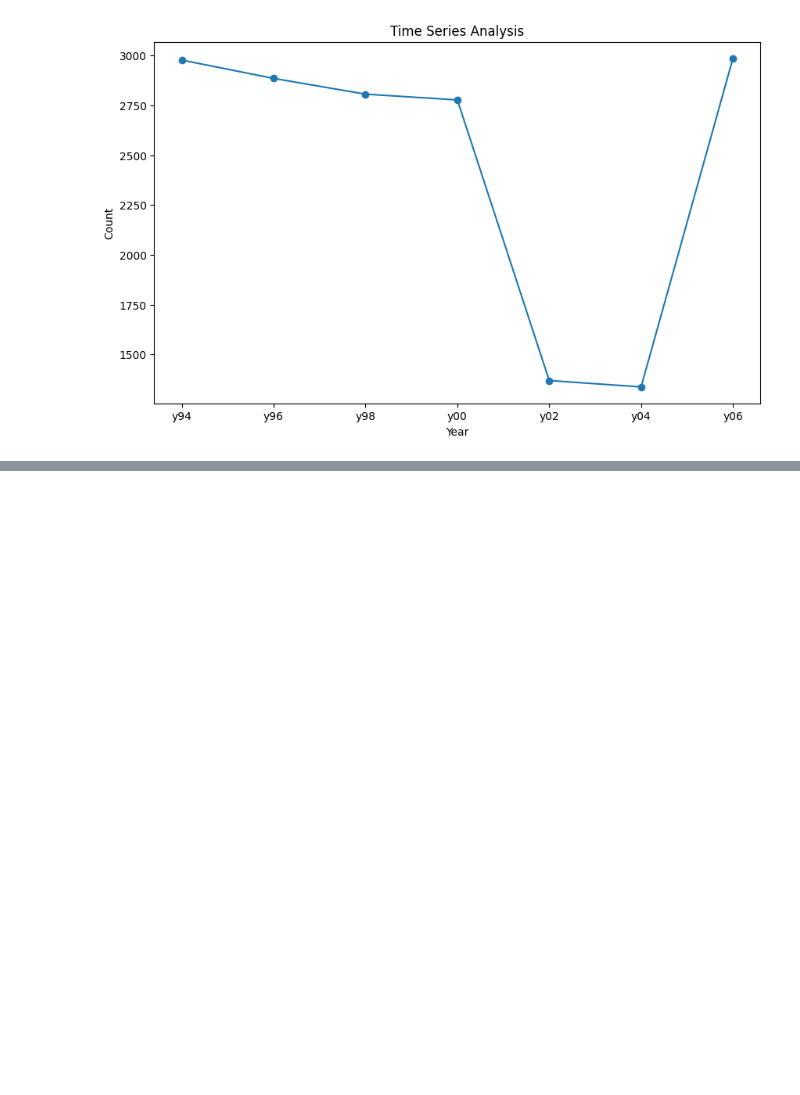
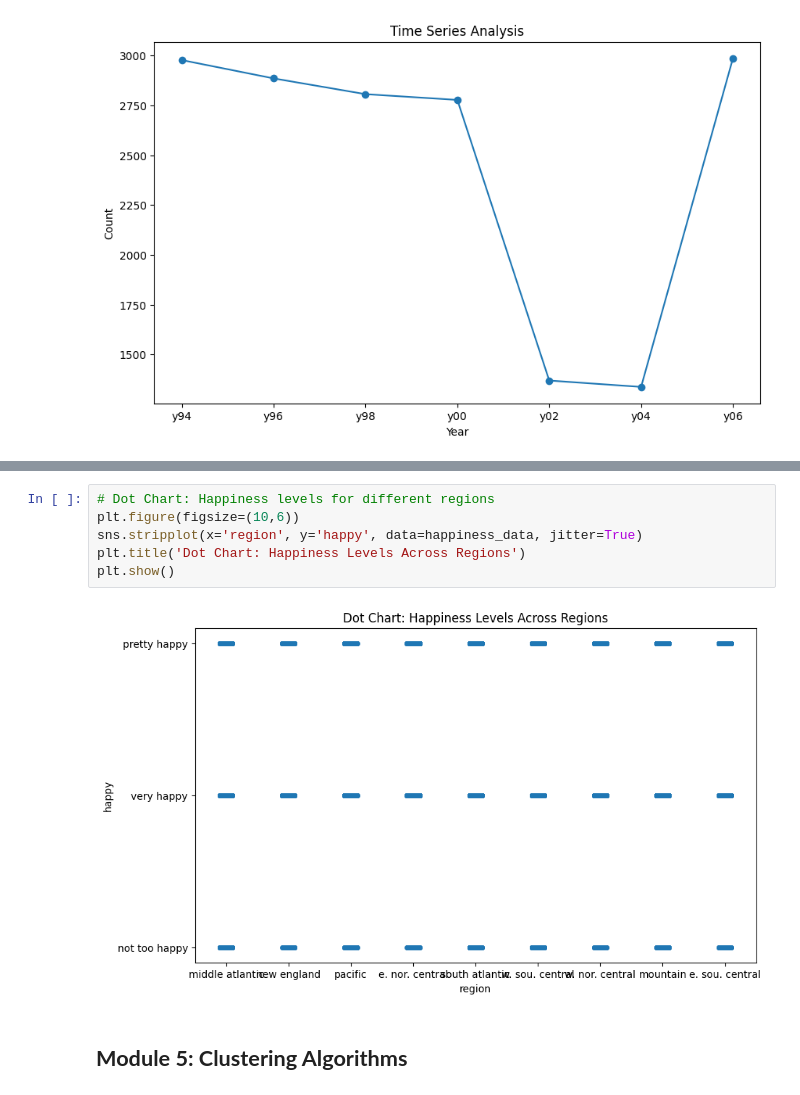
Before and after one commit to rahh03/EDA_21BDS0168, a Jupyter notebook: EDA_TH_RAHUL_KUMAR_21BDS0168.ipynb, the cells around one changed output, grey strips where cells are left out. Saved outputs shown, nothing was run; the diff lists cells and outputs as text; blank space fills up the shorter version.

```diff
--- a/EDA_TH_RAHUL_KUMAR_21BDS0168.ipynb
+++ b/EDA_TH_RAHUL_KUMAR_21BDS0168.ipynb
@@ -252,0 +304,10 @@ plt.show()
+# %%
+# Dot Chart: Happiness levels for different regions
+plt.figure(figsize=(10,6))
+sns.stripplot(x='region', y='happy', data=happiness_data, jitter=True)
+plt.title('Dot Chart: Happiness Levels Across Regions')
+plt.show()
+# %% [output]
+[figure, added]
+# %% [markdown]
+## **Module 5: Clustering Algorithms**
```
Also changed, not shown: parts of 30 cells of this notebook.
